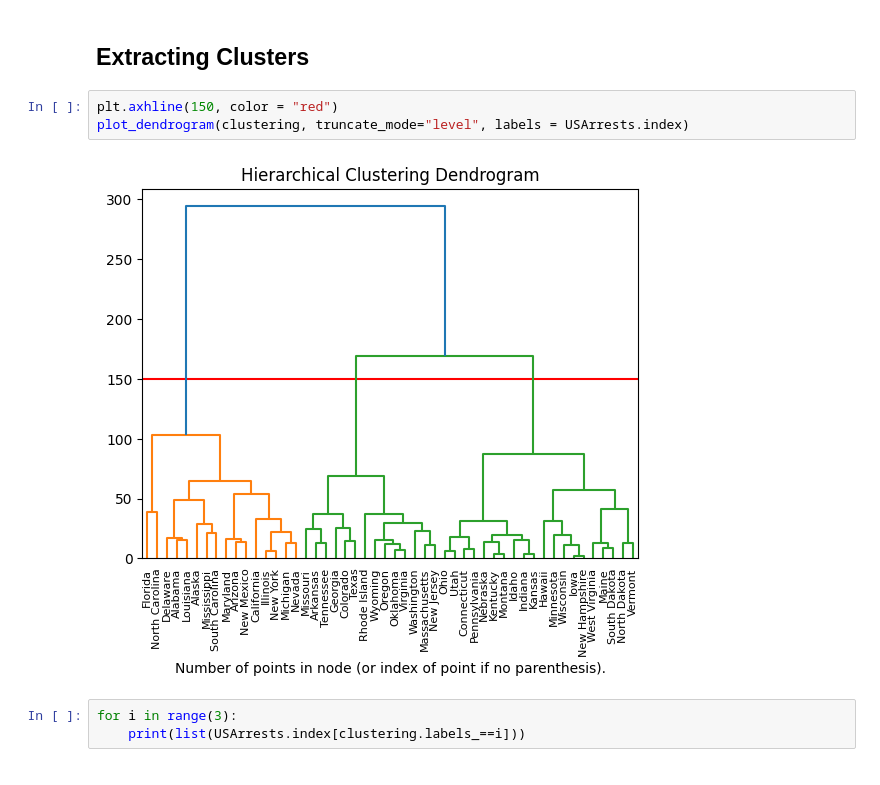
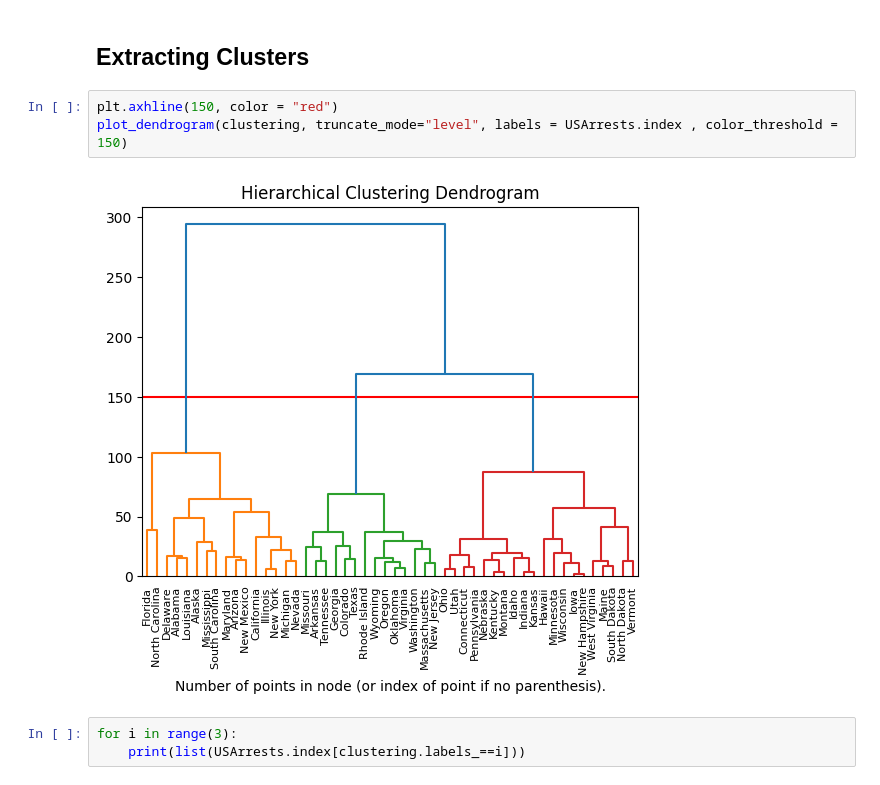
Before and after one commit to akp2003/Machine_Learning_Exercises, a Jupyter notebook: ML/HW4.ipynb, the cells around one changed output. Drawn from its saved outputs; the diff is of its cells as text.

```diff
--- a/ML/HW4.ipynb
+++ b/ML/HW4.ipynb
@@ -209,9 +209,9 @@ plot_dendrogram(clustering, truncate_mode="level", labels= USArrests.index)
 ## Extracting Clusters
 # %%
 plt.axhline(150, color = "red")
-plot_dendrogram(clustering, truncate_mode="level", labels = USArrests.index)
+plot_dendrogram(clustering, truncate_mode="level", labels = USArrests.index , color_threshold = 150)
 # %% [output]
-[figure, old version]
+[figure, new version]
 # %%
 for i in range(3):
     print(list(USArrests.index[clustering.labels_==i]))
```
Also changed, not shown: parts of 5 cells of this notebook, 1 other file.
